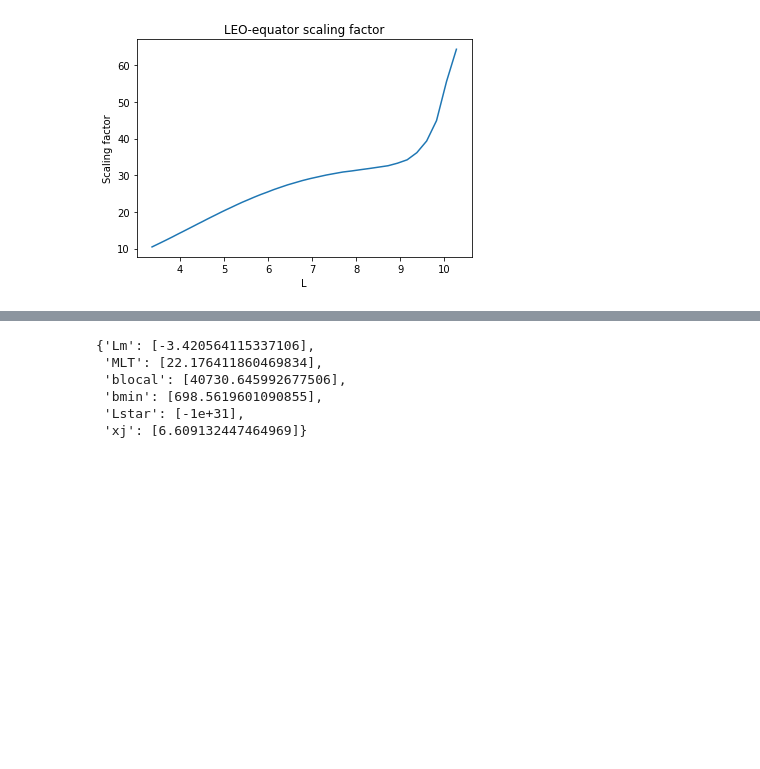
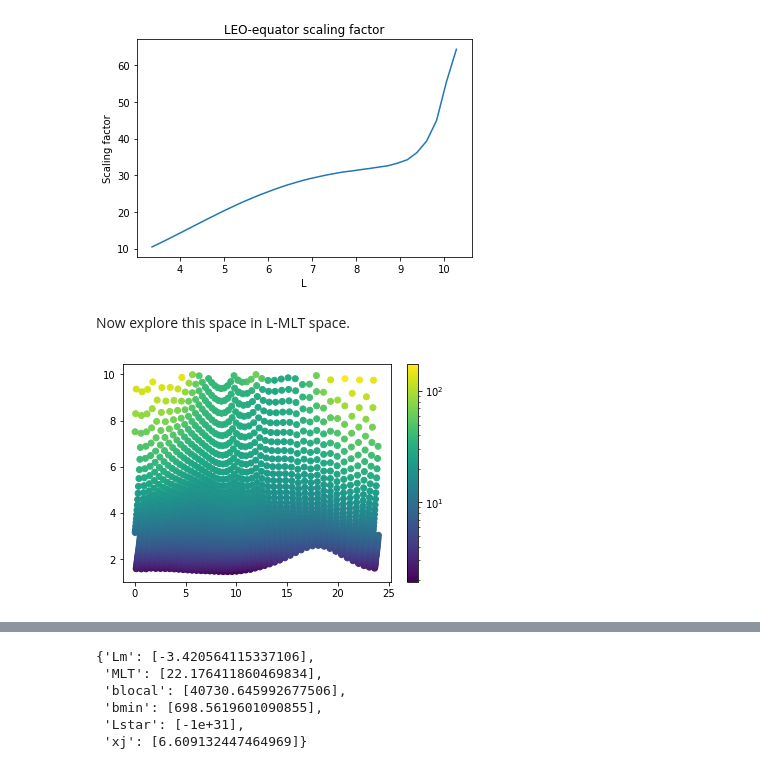
Before and after one commit to mshumko/ac6_microburst_scale_sizes, a Jupyter notebook: stats/microburst_cdf_equator.ipynb, the cells around one changed output, grey strips where cells are left out. Cells and saved outputs as stored; diff of their text form; code cells hidden in the pictures; blank space fills up the shorter version.

```diff
--- a/stats/microburst_cdf_equator.ipynb
+++ b/stats/microburst_cdf_equator.ipynb
@@ -98,3 +99,5 @@ print('Mean MLT =', np.mean(output['MLT']))
 # %% [output]
 Mean MLT = 10.568432137166504
 [figure]
+# %% [markdown]
+Now explore this space in L-MLT space.
@@ -100,0 +123,5 @@ Mean MLT = 10.568432137166504
+# %%
+sc = plt.scatter(MLT_matrix, L_matrix, c=d_scale_matrix, norm=matplotlib.colors.LogNorm())
+plt.colorbar(sc);
+# %% [output]
+[figure, added]
```
Also changed, not shown: parts of 10 cells of this notebook.
